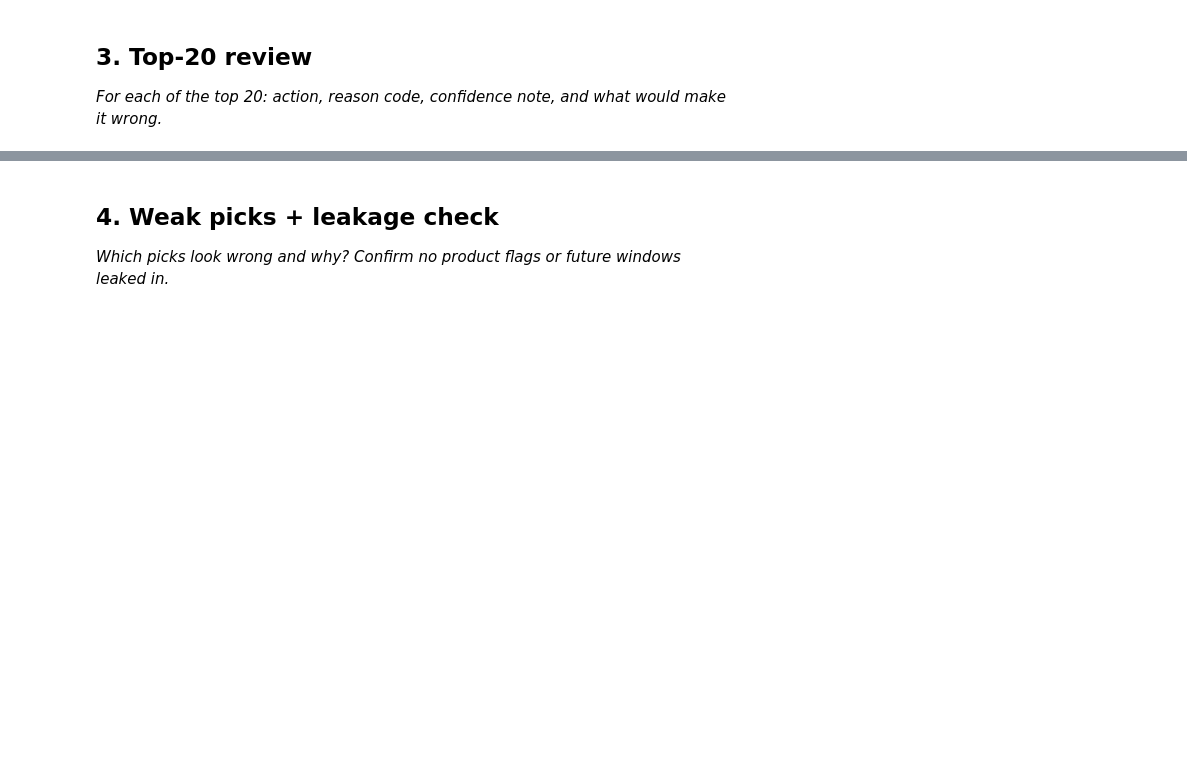
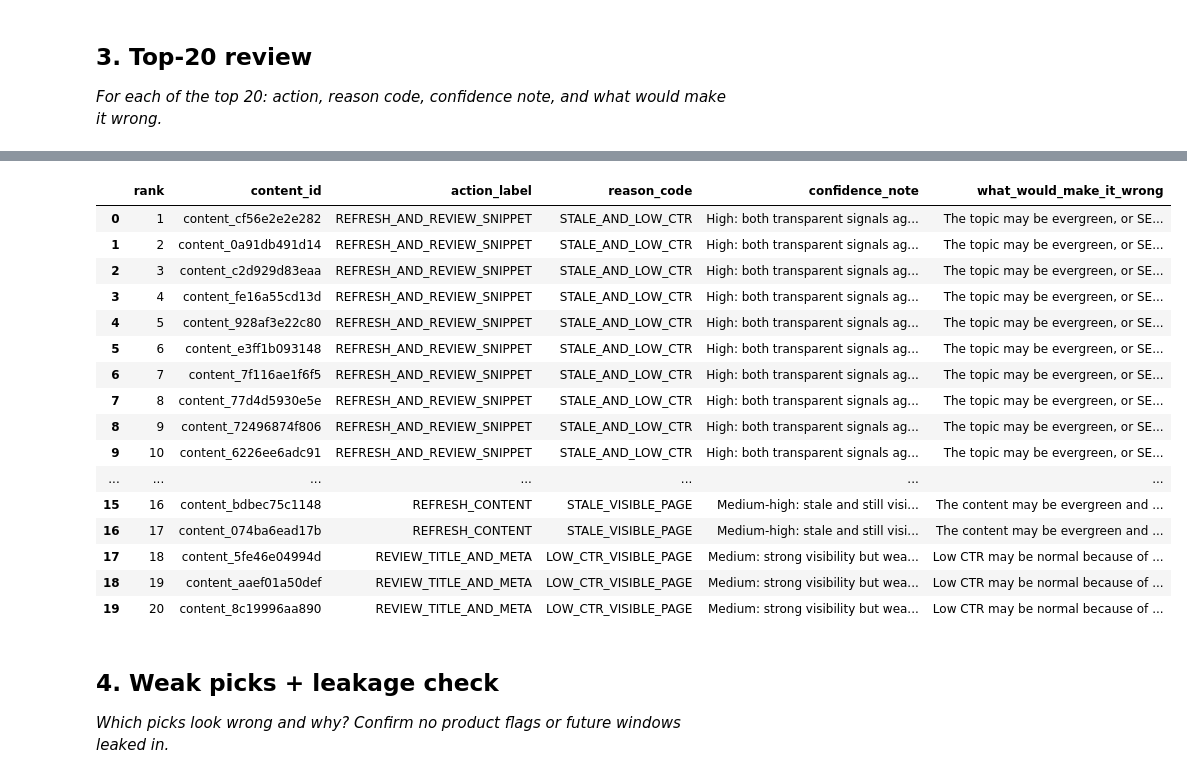
Before and after one commit to SyedaMalaika75/flyrank-ml-internship, a Jupyter notebook: work/notebooks/w04_baseline_score.ipynb, the cells around one changed output, grey strips where cells are left out. Drawn from its saved outputs; the diff is of its cells as text; code cells hidden in the pictures; blank space fills up the shorter version.

Commit message:
Complete ML-07 baseline score and Top-20 review

```diff
--- a/work/notebooks/w04_baseline_score.ipynb
+++ b/work/notebooks/w04_baseline_score.ipynb
@@ -31,0 +348,64 @@ This skeleton is yours to fill. Work the sections **in order** — each one has
+# %%
+review = queue.head(20).copy()
+
+review["confidence_note"] = np.select(
+    [
+        (
+            review["signal_stale_visible"]
+            & review["signal_low_ctr_visible"]
+        ),
+        review["signal_stale_visible"],
+        review["signal_low_ctr_visible"]
+    ],
+    [
+        "High: both transparent signals agree.",
+        "Medium-high: stale and still visible.",
+        "Medium: strong visibility but weak CTR."
+    ],
+    default="Low: volume tie-break only."
+)
+
+review["what_would_make_it_wrong"] = np.select(
+    [
+        (
+            review["signal_stale_visible"]
+            & review["signal_low_ctr_visible"]
+        ),
+        review["signal_stale_visible"],
+        review["signal_low_ctr_visible"]
+    ],
+    [
+        (
+            "The topic may be evergreen, or SERP/query "
+            "intent may naturally suppress CTR."
+        ),
+        (
+            "The content may be evergreen and still fully "
+            "accurate despite its age."
+        ),
+        (
+            "Low CTR may be normal because of SERP features, "
+            "query mix or non-click intent."
+        )
+    ],
+    default=(
+        "The item may have no actionable issue "
+        "beyond high volume."
+    )
+)
+
+review_columns = [
+    "rank",
+    "content_id",
+    "action_label",
+    "reason_code",
+    "confidence_note",
+    "what_would_make_it_wrong"
+]
+
+print("TOP-20 HUMAN REVIEW")
+
+display(
+    review[review_columns]
+)
+# %% [output]
@@ -32,3 +413,20 @@ This skeleton is yours to fill. Work the sections **in order** — each one has
+|  | rank | content_id | action_label | reason_code | confidence_note | what_would_make_it_wrong |
+| 0 | 1 | content_cf56e2e2e282 | REFRESH_AND_REVIEW_SNIPPET | STALE_AND_LOW_CTR | High: both transparent signals ag... | The topic may be evergreen, or SE... |
+| 1 | 2 | content_0a91db491d14 | REFRESH_AND_REVIEW_SNIPPET | STALE_AND_LOW_CTR | High: both transparent signals ag... | The topic may be evergreen, or SE... |
+| 2 | 3 | content_c2d929d83eaa | REFRESH_AND_REVIEW_SNIPPET | STALE_AND_LOW_CTR | High: both transparent signals ag... | The topic may be evergreen, or SE... |
+| 3 | 4 | content_fe16a55cd13d | REFRESH_AND_REVIEW_SNIPPET | STALE_AND_LOW_CTR | High: both transparent signals ag... | The topic may be evergreen, or SE... |
+| 4 | 5 | content_928af3e22c80 | REFRESH_AND_REVIEW_SNIPPET | STALE_AND_LOW_CTR | High: both transparent signals ag... | The topic may be evergreen, or SE... |
+| 5 | 6 | content_e3ff1b093148 | REFRESH_AND_REVIEW_SNIPPET | STALE_AND_LOW_CTR | High: both transparent signals ag... | The topic may be evergreen, or SE... |
+| 6 | 7 | content_7f116ae1f6f5 | REFRESH_AND_REVIEW_SNIPPET | STALE_AND_LOW_CTR | High: both transparent signals ag... | The topic may be evergreen, or SE... |
+| 7 | 8 | content_77d4d5930e5e | REFRESH_AND_REVIEW_SNIPPET | STALE_AND_LOW_CTR | High: both transparent signals ag... | The topic may be evergreen, or SE... |
+| 8 | 9 | content_72496874f806 | REFRESH_AND_REVIEW_SNIPPET | STALE_AND_LOW_CTR | High: both transparent signals ag... | The topic may be evergreen, or SE... |
+| 9 | 10 | content_6226ee6adc91 | REFRESH_AND_REVIEW_SNIPPET | STALE_AND_LOW_CTR | High: both transparent signals ag... | The topic may be evergreen, or SE... |
+| ... | ... | ... | ... | ... | ... | ... |
+| 15 | 16 | content_bdbec75c1148 | REFRESH_CONTENT | STALE_VISIBLE_PAGE | Medium-high: stale and still visi... | The content may be evergreen and ... |
+| 16 | 17 | content_074ba6ead17b | REFRESH_CONTENT | STALE_VISIBLE_PAGE | Medium-high: stale and still visi... | The content may be evergreen and ... |
+| 17 | 18 | content_5fe46e04994d | REVIEW_TITLE_AND_META | LOW_CTR_VISIBLE_PAGE | Medium: strong visibility but wea... | Low CTR may be normal because of ... |
+| 18 | 19 | content_aaef01a50def | REVIEW_TITLE_AND_META | LOW_CTR_VISIBLE_PAGE | Medium: strong visibility but wea... | Low CTR may be normal because of ... |
+| 19 | 20 | content_8c19996aa890 | REVIEW_TITLE_AND_META | LOW_CTR_VISIBLE_PAGE | Medium: strong visibility but wea... | Low CTR may be normal because of ... |
 # %% [markdown]
 ## 4. Weak picks + leakage check
 
```
Also changed, not shown: parts of 13 cells of this notebook.
